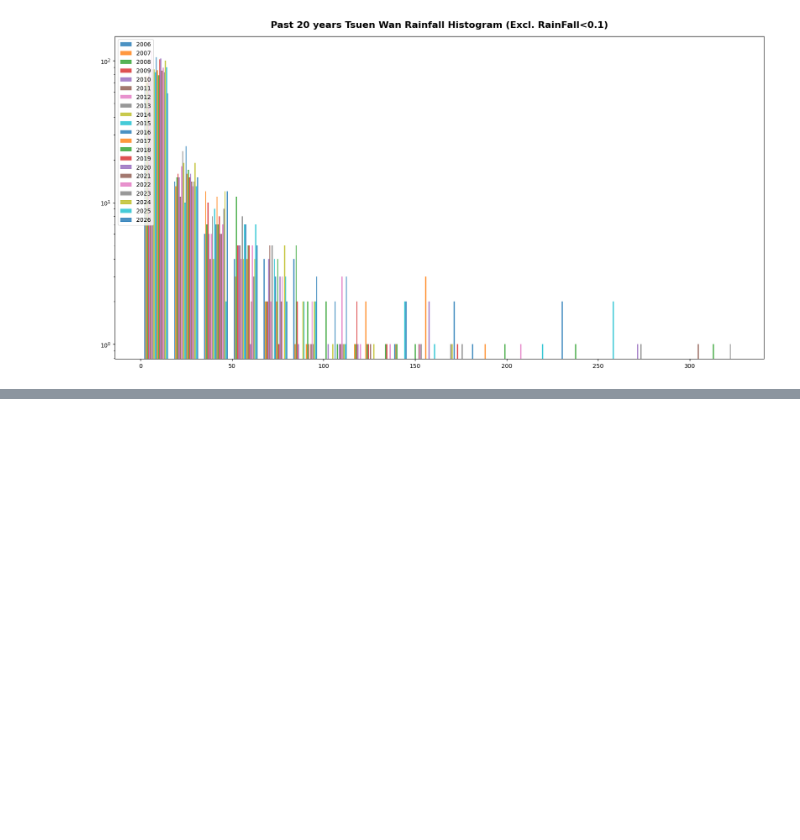
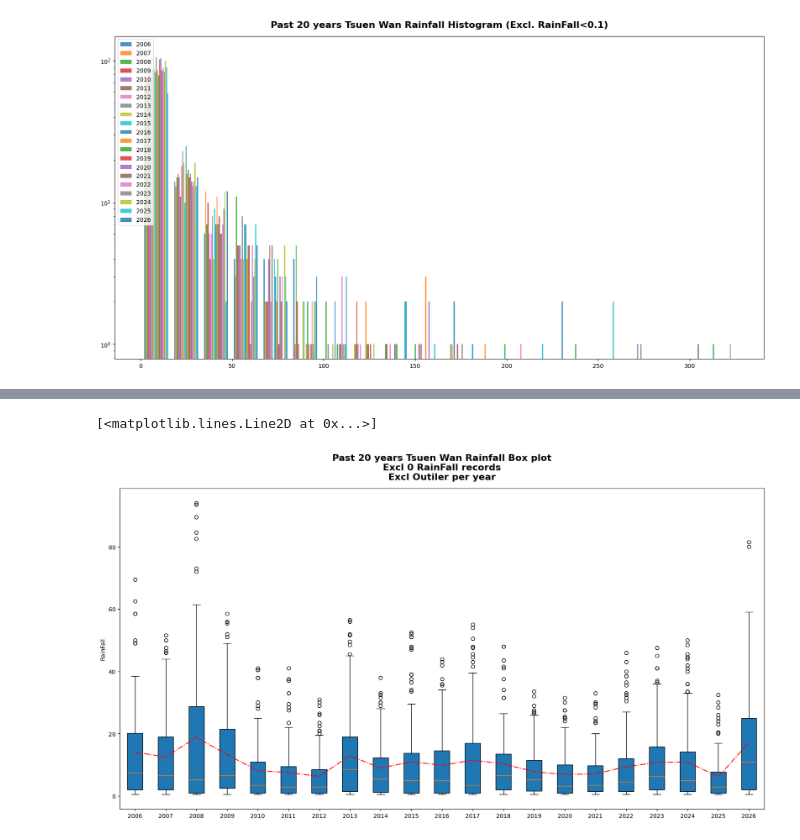
Before and after one commit to leo-cheung37/leo-cheung37, a Jupyter notebook: Statistics/Descriptive Statistics/descriptive_statistics.ipynb, the cells around one changed output, grey strips where cells are left out. Cells and saved outputs as stored; diff of their text form; code cells hidden in the pictures; blank space fills up the shorter version.

```diff
--- a/Statistics/Descriptive Statistics/descriptive_statistics.ipynb
+++ b/Statistics/Descriptive Statistics/descriptive_statistics.ipynb
@@ -756,0 +814,39 @@ plt.show()
+# %%
+#5.1: Plot data (remove 0 records, drop outilers)
+df_plot_use_2 = df_final_cut.copy()
+df_plot_use_2=df_plot_use_2[df_plot_use_2['RainFall']!=0]
+#Create Interquartile Range (IQR) per year. Columns: Q1 (25th percentile), Q3 (75th percentile), IQR (Q3-Q1), lower bound & upper bound
+df_iqr_groupby_year=df_plot_use_2.groupby('Year').agg(
+    Q1=('RainFall',lambda x: x.quantile(0.25)),
+    Q3=('RainFall',lambda x: x.quantile(0.75))).reset_index()
+df_iqr_groupby_year['IQR']=df_iqr_groupby_year['Q3']-df_iqr_groupby_year['Q1']
+df_iqr_groupby_year['lower_bound']=df_iqr_groupby_year['Q1']-1.5*df_iqr_groupby_year['IQR']
+df_iqr_groupby_year['upper_bound']=df_iqr_groupby_year['Q3']+1.5*df_iqr_groupby_year['IQR']
+#print(df_iqr_groupby_year)
+#Label rainfall records which is within_bound (True/False)
+df_merged=pd.merge(df_plot_use_2,df_iqr_groupby_year, on='Year',how='left')
+df_merged['within_bound']=(df_merged['RainFall']>=df_merged['lower_bound']) & (df_merged['RainFall']<=df_merged['upper_bound'])
+#Filter rainfall records which is within_bound
+df_merged_filtered=df_merged[df_merged['within_bound']==True]
+
+#Plot the data again
+_year=sorted(df_merged_filtered['Year'].unique()) #Get Unique Year
+data_by_year=[df_merged_filtered[(df_merged_filtered['Year'] ==y)]['RainFall'] for y in _year] #cut data by year without aggreation
+
+average_marks = df_merged_filtered.groupby('Year')['RainFall'].mean()
+x_positions = range(1, len(average_marks) + 1)
+
+fig1,ax1=plt.subplots(figsize=(20, 10))
+ax1.set_title("Past 20 years Tsuen Wan Rainfall Box plot\nExcl 0 RainFall records\nExcl Outiler per year", fontsize=16, fontweight='bold', pad=15)
+ax1.set_ylabel('RainFall')
+ax1.boxplot(data_by_year,
+            tick_labels=_year,
+            #vert=False,
+            patch_artist=True)
+
+ax1.plot(x_positions, #x = [1,2,3...]
+         average_marks.values, # y=pd.Series.values only
+         color='r', linestyle='dashdot')
+# %% [output]
+[<matplotlib.lines.Line2D at 0x...>]
+[figure, added]
```
Also changed, not shown: parts of 5 cells of this notebook.
